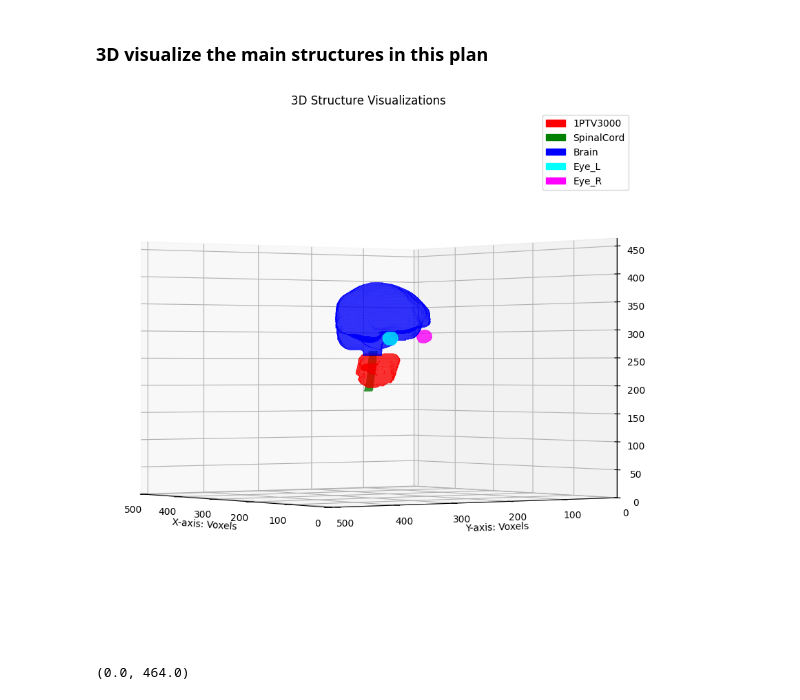
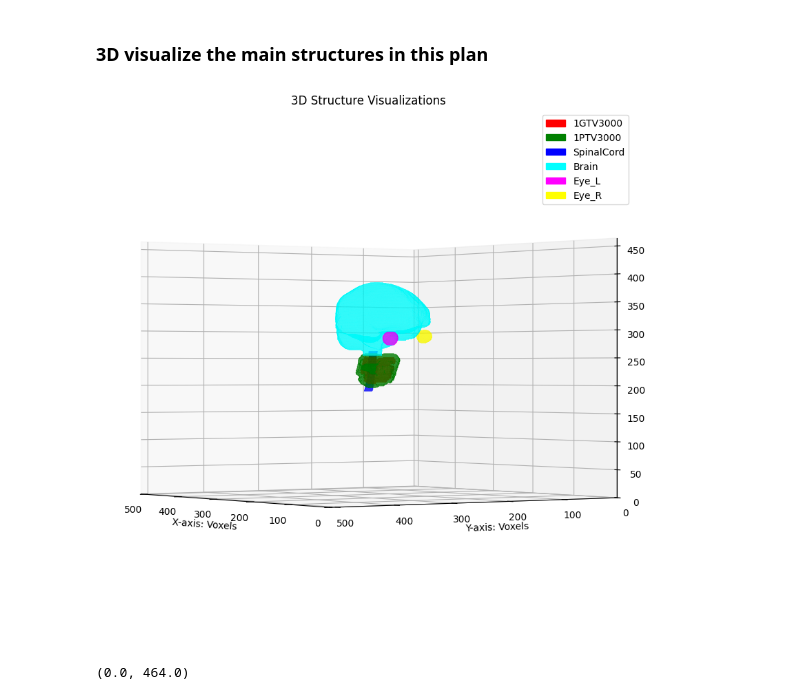
Before and after one commit to danieldeiros/TOH_Tractography, a Jupyter notebook: assignment.ipynb, the cells around one changed output. Saved outputs shown, nothing was run; the diff lists cells and outputs as text; code cells hidden in the pictures.

```diff
--- a/assignment.ipynb
+++ b/assignment.ipynb
@@ -314,7 +314,7 @@ def mm_to_voxel(mm_coords, origin, spacing):
 ROI_Names = {ROI.ROINumber: ROI.ROIName for ROI in RS_Files[0].StructureSetROISequence}
 
 # Define structures of interest to the user. Need to consult ROI_Names to do this
-Target_Structures = ["1PTV3000", "SpinalCord", "Brain", "Eye_L", "Eye_R"]
+Target_Structures = ["1GTV3000", "1PTV3000", "SpinalCord", "Brain", "Eye_L", "Eye_R"]
 # Target_Structures = ["1PTV3000"]
 Target_Numbers = np.full(len(Target_Structures), np.nan) # pre-allocate Target_Numbers
 
@@ -352,34 +352,34 @@ for i, Number in enumerate(Target_Numbers):
         rr, cc = polygon(contour_points_slice[:,1], contour_points_slice[:,0], CT_Images[:, :, 0].shape)
         mask[rr, cc, contour_points_slice[0,2]] = 1
 
     # Extract surface mesh with marching cubes
     verts, faces, normals, values = measure.marching_cubes(mask, level=0.5)
 
     # Create mesh (collection of triangles?) from vertices and faces
     mesh = Poly3DCollection(verts[faces], alpha = 0.7)
     mesh.set_facecolor(colours[i % len(colours)])
     ax.add_collection3d(mesh)
 
 # Set labels and axis limits
 ax.set_xlabel("X-axis: Voxels")
 ax.set_ylabel("Y-axis: Voxels")
 ax.set_zlabel("Z-axis: Slices")
 ax.set_title("3D Structure Visualizations")
 ax.set_xlim(0, mask.shape[0])
 ax.set_ylim(0, mask.shape[1])
 ax.set_zlim(0, mask.shape[2])
 
 # Create a legend
 legend_patches = [
     mpatches.Patch(color=colours[i], label=Target_Structures[i])
     for i in range(len(Target_Structures))
 ]
 ax.legend(handles = legend_patches, loc = 'upper right')
 
 # Change viewing angle
 ax.view_init(0, 145) # elevation, azimuth
 # %% [output]
-[figure, old version]
+[figure, new version]
 # %%
 # Plotting with matplotlib
 
```
Also changed, not shown: parts of 8 cells of this notebook.
